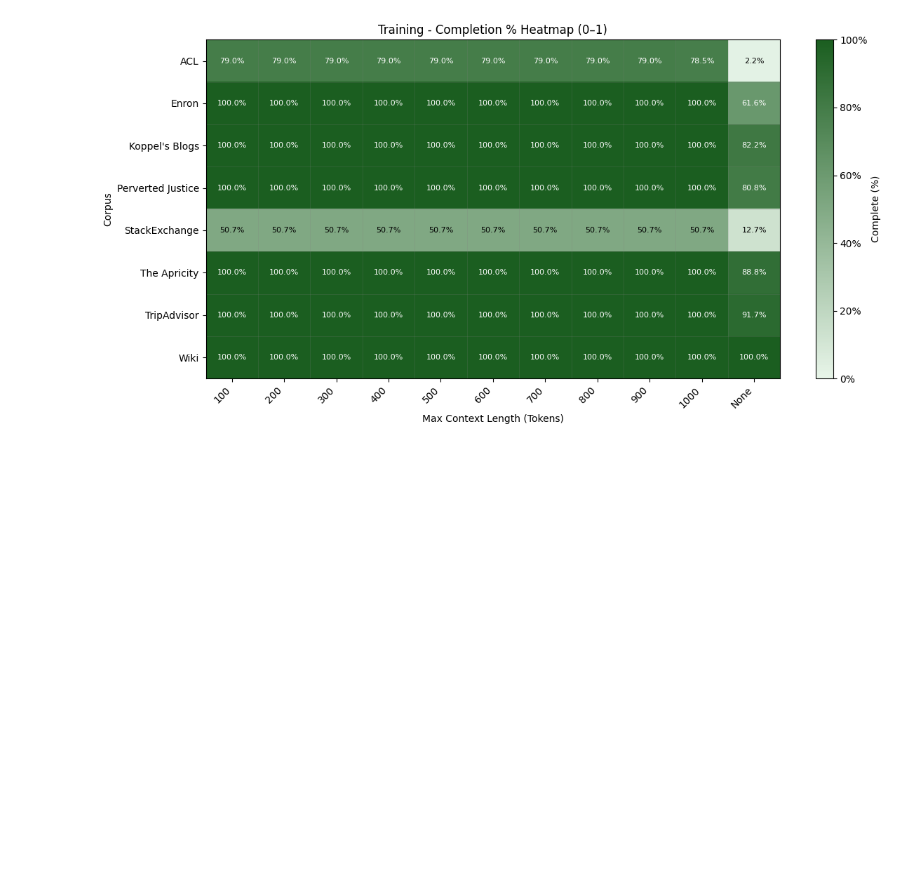
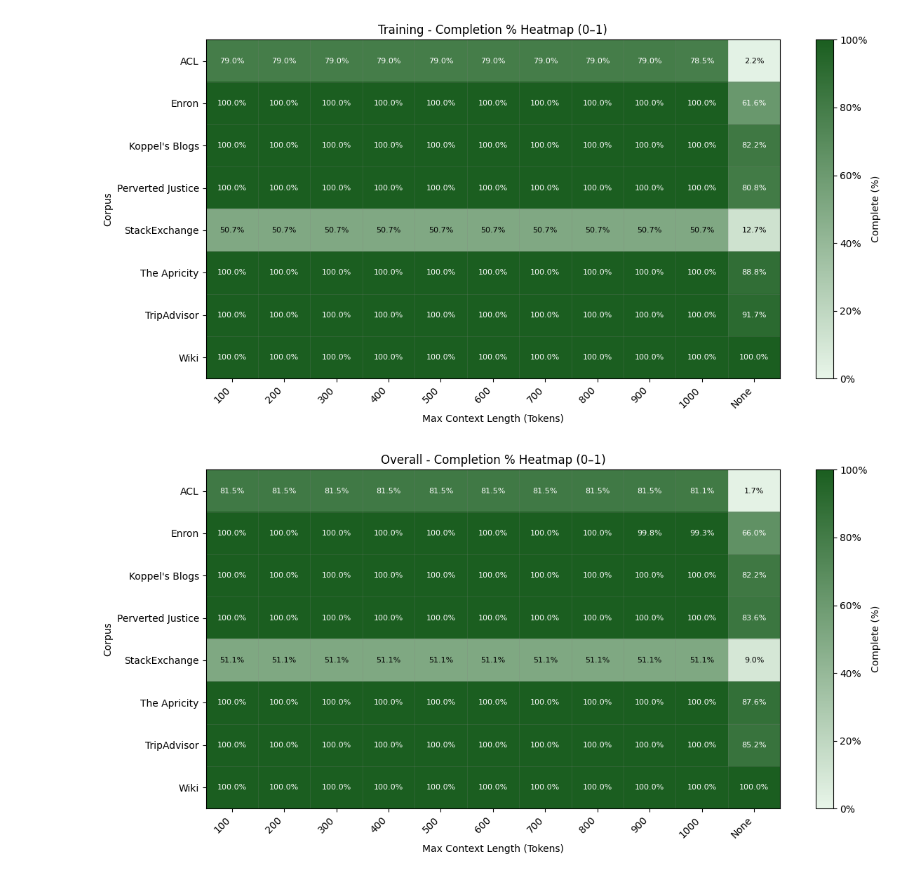
Before and after one commit to BenJCross1995/n-gram-av-methods, a Jupyter notebook: notebooks/analysis/Completion Rates.ipynb, the cells around one changed output. Cells and saved outputs as stored; diff of their text form; code cells hidden in the pictures; blank space fills up the shorter version.

```diff
--- a/notebooks/analysis/Completion Rates.ipynb
+++ b/notebooks/analysis/Completion Rates.ipynb
@@ -338,3 +358,7 @@ create_heatmap_completion_plot(test)
 create_heatmap_completion_plot(training)
 # %% [output]
 [figure]
+# %%
+create_heatmap_completion_plot(actual_filtered)
+# %% [output]
+[figure, added]
```
Also changed, not shown: parts of 7 cells of this notebook, 7 other files.
